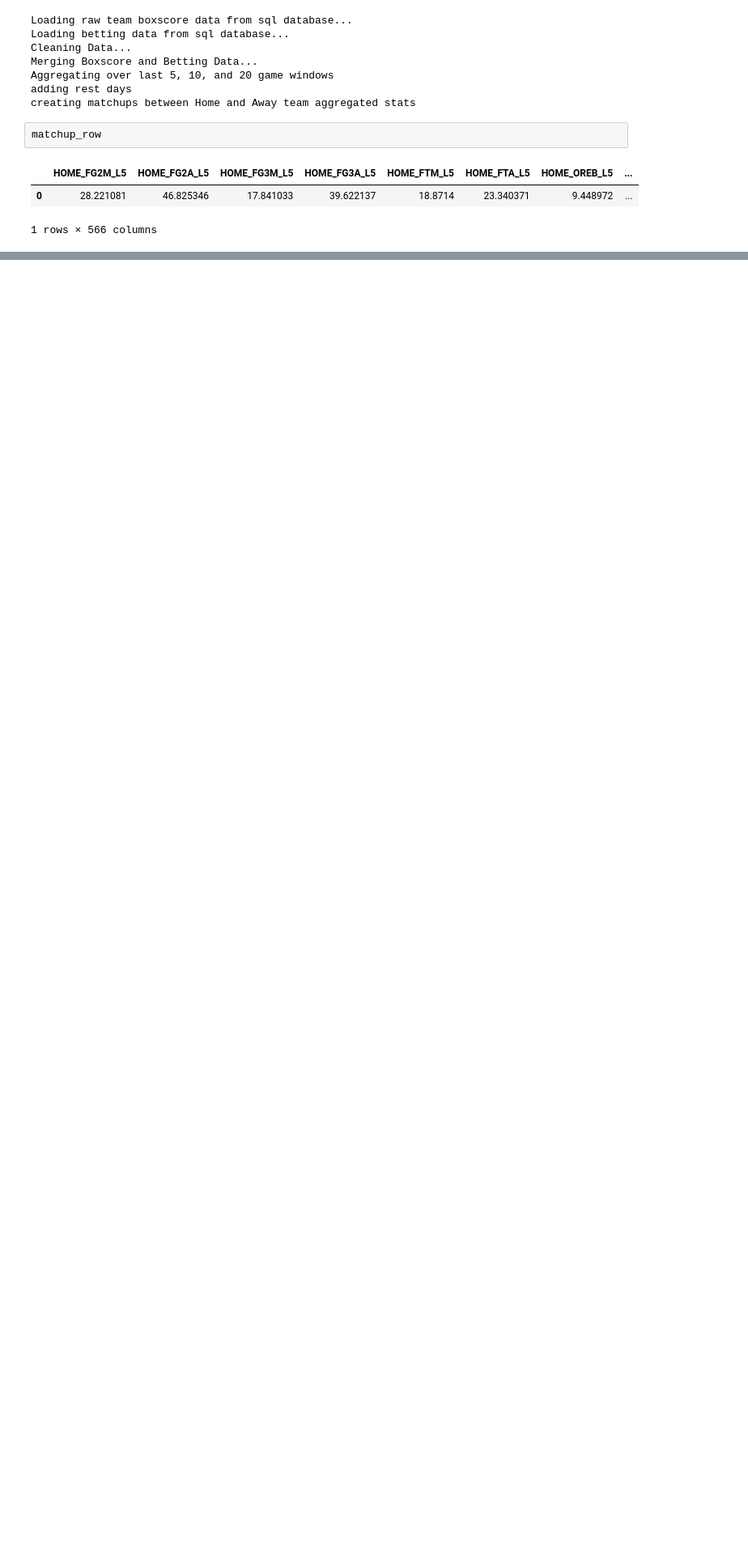
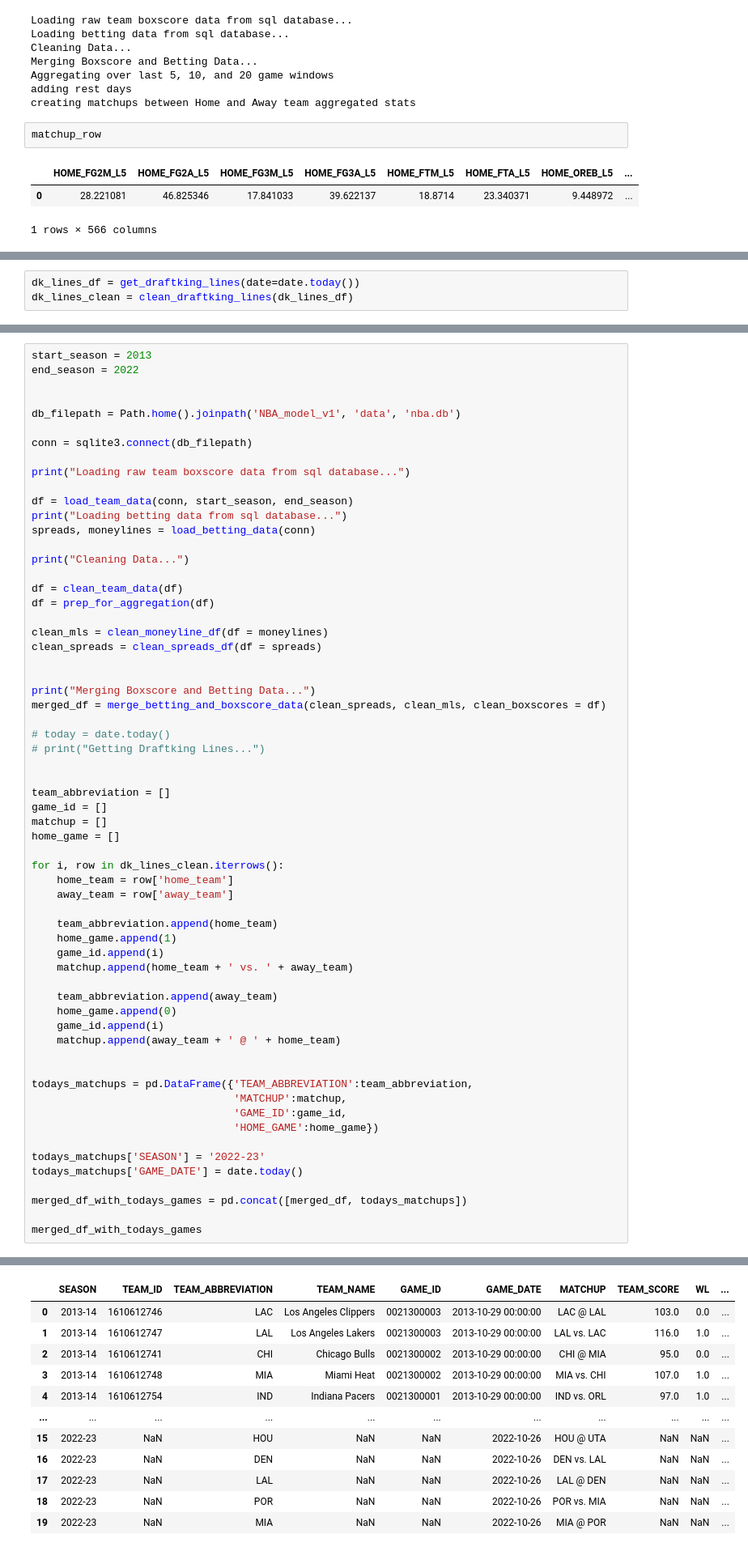
Before and after one commit to jnish23/NBA_Model_V2, a Jupyter notebook: notebooks/RegressionModelToProduction.ipynb, the cells around one changed output, grey strips where cells are left out. Shown at 81% size. Drawn from its saved outputs; the diff is of its cells as text; blank space fills up the shorter version.

```diff
--- a/notebooks/RegressionModelToProduction.ipynb
+++ b/notebooks/RegressionModelToProduction.ipynb
@@ -1524,0 +1038,3 @@ update_moneylines(conn=connection, season=season, custom_dates=[])
+# %%
+dk_lines_df = get_draftking_lines(date=date.today())
+dk_lines_clean = clean_draftking_lines(dk_lines_df)
@@ -1524,0 +1057,63 @@ update_moneylines(conn=connection, season=season, custom_dates=[])
+# %%
+start_season = 2013
+end_season = 2022
+
+
+db_filepath = Path.home().joinpath('NBA_model_v1', 'data', 'nba.db')
+
+conn = sqlite3.connect(db_filepath)
+
+print("Loading raw team boxscore data from sql database...")
+
+df = load_team_data(conn, start_season, end_season)
+print("Loading betting data from sql database...")
+spreads, moneylines = load_betting_data(conn)
+
+print("Cleaning Data...")
+
+df = clean_team_data(df)
+df = prep_for_aggregation(df)
+
+clean_mls = clean_moneyline_df(df = moneylines)
+clean_spreads = clean_spreads_df(df = spreads)
+
+
+print("Merging Boxscore and Betting Data...")
+merged_df = merge_betting_and_boxscore_data(clean_spreads, clean_mls, clean_boxscores = df)
+
+# today = date.today()
+# print("Getting Draftking Lines...")
+
+
+team_abbreviation = []
+game_id = []
+matchup = []
+home_game = []
+
+for i, row in dk_lines_clean.iterrows():
+    home_team = row['home_team']
+    away_team = row['away_team']
+
+    team_abbreviation.append(home_team)
+    home_game.append(1)
+    game_id.append(i)
+    matchup.append(home_team + ' vs. ' + away_team)
+
+    team_abbreviation.append(away_team)
+    home_game.append(0)
+    game_id.append(i)
+    matchup.append(away_team + ' @ ' + home_team)
+
+
+todays_matchups = pd.DataFrame({'TEAM_ABBREVIATION':team_abbreviation,
+                                'MATCHUP':matchup,
+                                'GAME_ID':game_id,
+                                'HOME_GAME':home_game})
+
+todays_matchups['SEASON'] = '2022-23'
+todays_matchups['GAME_DATE'] = date.today()
+
+merged_df_with_todays_games = pd.concat([merged_df, todays_matchups])
+
+merged_df_with_todays_games
+# %% [output]
@@ -1524,0 +1124,12 @@ update_moneylines(conn=connection, season=season, custom_dates=[])
+|  | SEASON | TEAM_ID | TEAM_ABBREVIATION | TEAM_NAME | GAME_ID | GAME_DATE | MATCHUP | TEAM_SCORE | WL | ... |
+| 0 | 2013-14 | 1610612746 | LAC | Los Angeles Clippers | 0021300003 | 2013-10-29 00:00:00 | LAC @ LAL | 103.0 | 0.0 | ... |
+| 1 | 2013-14 | 1610612747 | LAL | Los Angeles Lakers | 0021300003 | 2013-10-29 00:00:00 | LAL vs. LAC | 116.0 | 1.0 | ... |
+| 2 | 2013-14 | 1610612741 | CHI | Chicago Bulls | 0021300002 | 2013-10-29 00:00:00 | CHI @ MIA | 95.0 | 0.0 | ... |
+| 3 | 2013-14 | 1610612748 | MIA | Miami Heat | 0021300002 | 2013-10-29 00:00:00 | MIA vs. CHI | 107.0 | 1.0 | ... |
+| 4 | 2013-14 | 1610612754 | IND | Indiana Pacers | 0021300001 | 2013-10-29 00:00:00 | IND vs. ORL | 97.0 | 1.0 | ... |
+| ... | ... | ... | ... | ... | ... | ... | ... | ... | ... | ... |
+| 15 | 2022-23 | NaN | HOU | NaN | NaN | 2022-10-26 | HOU @ UTA | NaN | NaN | ... |
+| 16 | 2022-23 | NaN | DEN | NaN | NaN | 2022-10-26 | DEN vs. LAL | NaN | NaN | ... |
+| 17 | 2022-23 | NaN | LAL | NaN | NaN | 2022-10-26 | LAL @ DEN | NaN | NaN | ... |
+| 18 | 2022-23 | NaN | POR | NaN | NaN | 2022-10-26 | POR vs. MIA | NaN | NaN | ... |
+| 19 | 2022-23 | NaN | MIA | NaN | NaN | 2022-10-26 | MIA @ POR | NaN | NaN | ... |
```
Also changed, not shown: parts of 27 cells of this notebook, 1 other file.
